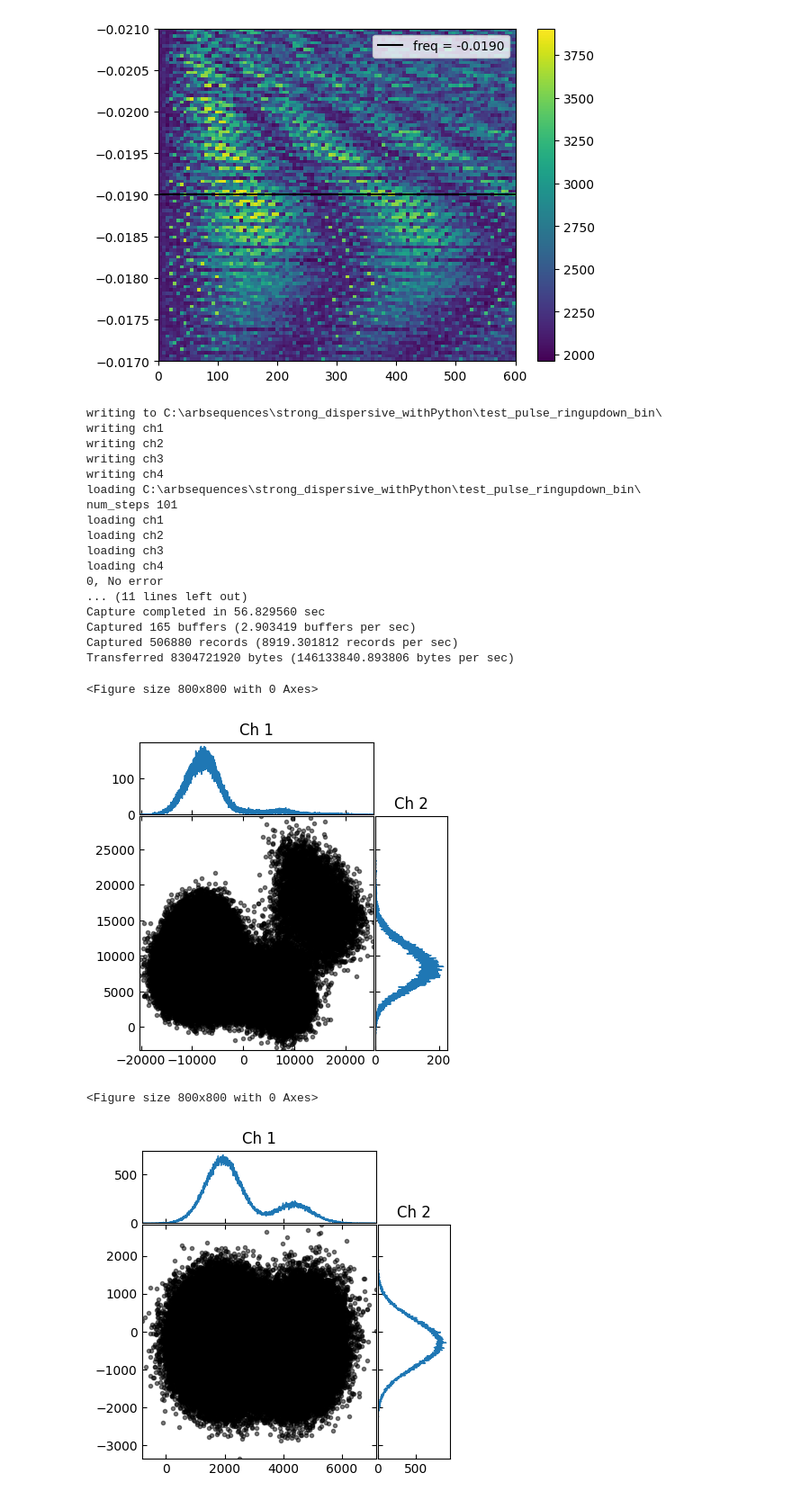
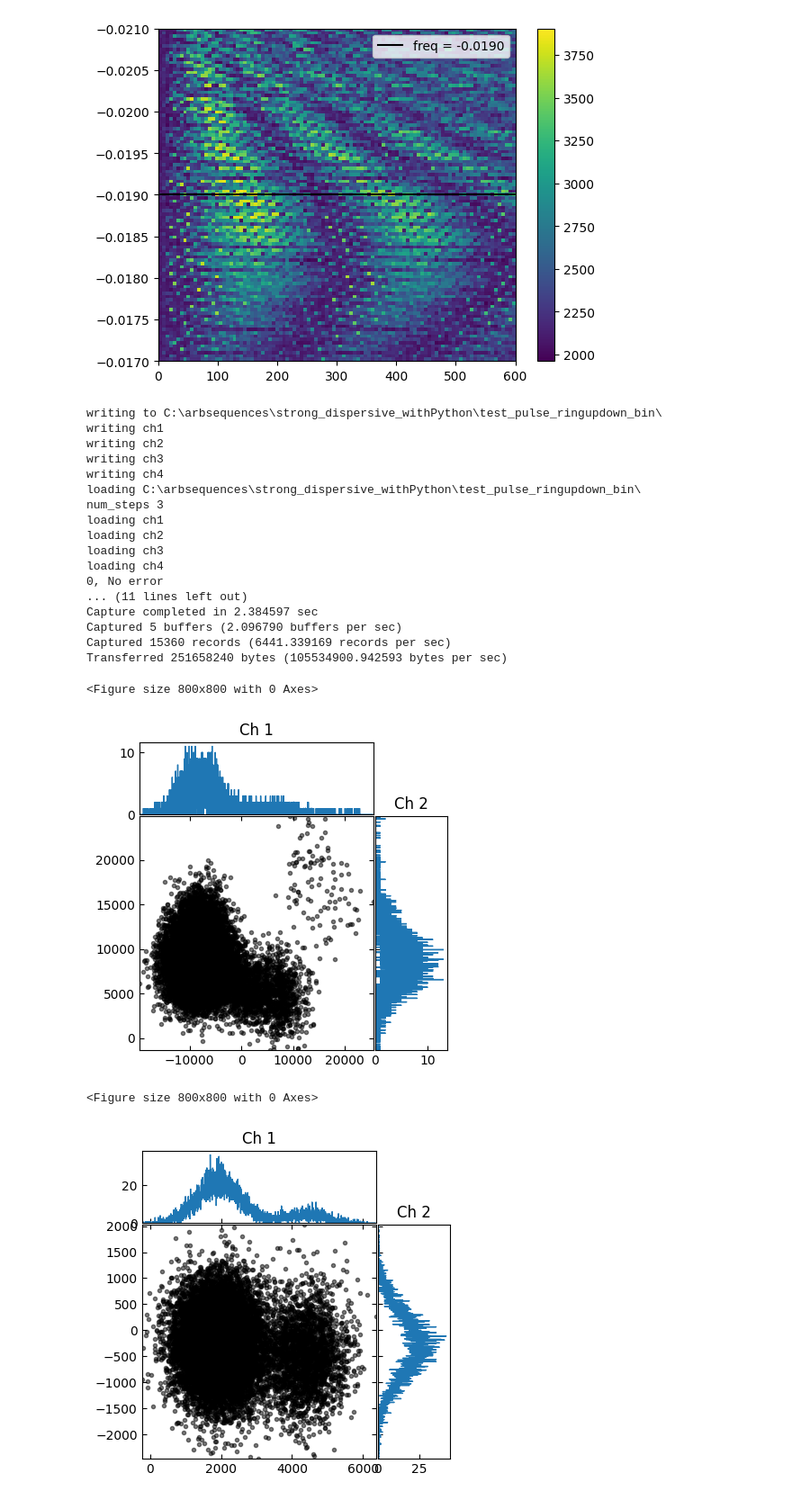
Before and after one commit to Katermurch/BlueFridgeNonLin, a Jupyter notebook: swap_gate_sweep.ipynb, the cells around one changed output. Shown at 90% size. Drawn from its saved outputs; the diff is of its cells as text; code cells hidden in the pictures.

```diff
--- a/swap_gate_sweep.ipynb
+++ b/swap_gate_sweep.ipynb
@@ -235,7 +235,7 @@ plt.show()
 # %% [output]
 [figure]
 # %%
-num_steps=101
+num_steps=3
 reps=5000
 frequency=-.0182
 sweep_time =283.7986747829501
@@ -244,38 +244,38 @@ pmc.parametric_coupling_time_domain(
             q1,
             q2,
             general_vals_dict,
             num_steps=num_steps,
             ssm_para=frequency,
             spec_amp=1.9,
             sweep_time=sweep_time,
             verbose=False,
         )
 wx.wx_set_and_amplitude_and_offset(
         amp=general_vals_dict["wx_amps"], offset=general_vals_dict["wx_offs"]
     )
         # Acquire the raw IQ data
 values = daq.run_daq_het_2q(
             q1, q2, num_patterns=num_steps, num_records_per_pattern=reps, verbose=True
         )
 # %% [output]
 writing to C:\arbsequences\strong_dispersive_withPython\test_pulse_ringupdown_bin\
 writing ch1
 writing ch2
 writing ch3
 writing ch4
 loading C:\arbsequences\strong_dispersive_withPython\test_pulse_ringupdown_bin\
-num_steps 101
+num_steps 3
 loading ch1
 loading ch2
 loading ch3
 loading ch4
 0, No error
 ... (11 lines left out)
-Capture completed in 56.829560 sec
-Captured 165 buffers (2.903419 buffers per sec)
-Captured 506880 records (8919.301812 records per sec)
-Transferred 8304721920 bytes (146133840.893806 bytes per sec)
+Capture completed in 2.384597 sec
+Captured 5 buffers (2.096790 buffers per sec)
+Captured 15360 records (6441.339169 records per sec)
+Transferred 251658240 bytes (105534900.942593 bytes per sec)
 <Figure size 800x800 with 0 Axes>
-[figure, old version]
+[figure, new version]
 <Figure size 800x800 with 0 Axes>
-[figure, old version]
+[figure, new version]
```
Also changed, not shown: parts of 1 cell of this notebook, 1 other file.
